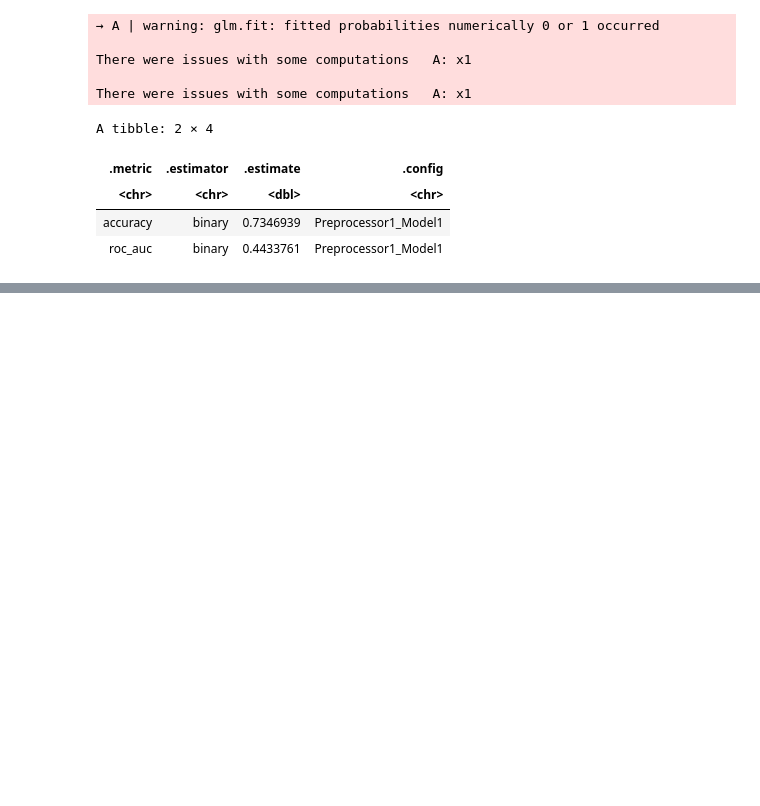
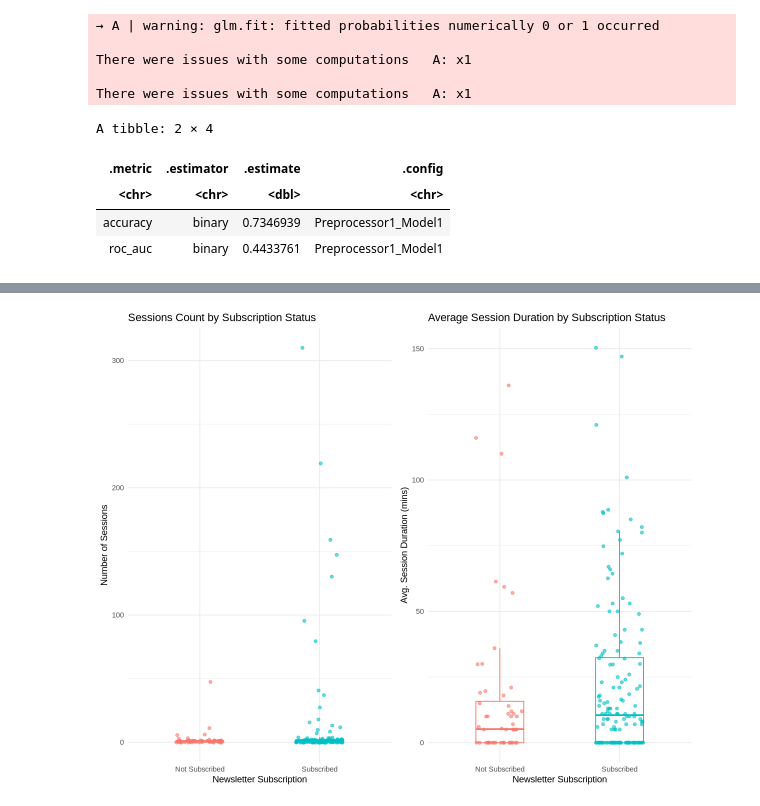
Before and after one commit to zhangyake-123/DSCI_project_Nick, a Jupyter notebook: Predicting Newsletter Subscription Using Player Behaviour and Demographics.ipynb, the cells around one changed output, grey strips where cells are left out. Drawn from its saved outputs; the diff is of its cells as text; code cells hidden in the pictures; blank space fills up the shorter version.

```diff
--- a/Predicting Newsletter Subscription Using Player Behaviour and Demographics.ipynb
+++ b/Predicting Newsletter Subscription Using Player Behaviour and Demographics.ipynb
@@ -194,0 +213,20 @@ A tibble: 2 × 4
+# %%
+options(repr.plot.width = 10, repr.plot.height = 8)
+sessions_count <- ggplot(modeling_data, aes(x = subscribe, y = n_sessions, color = subscribe)) +
+  geom_boxplot(width = 0.4, outlier.shape = NA) +
+  geom_jitter(alpha = 0.6, width = 0.2) +
+  labs(title = "Sessions Count by Subscription Status",
+       x = "Newsletter Subscription", y = "Number of Sessions") +
+  theme_minimal() +
+  theme(legend.position = "none")
+
+Average_session <- ggplot(modeling_data, aes(x = subscribe, y = avg_duration, color = subscribe)) +
+  geom_boxplot(width = 0.4, outlier.shape = NA) +
+  geom_jitter(alpha = 0.6, width = 0.2) +
+  labs(title = "Average Session Duration by Subscription Status",
+       x = "Newsletter Subscription", y = "Avg. Session Duration (mins)") +
+  theme_minimal() +
+  theme(legend.position = "none")
+plot_grid(sessions_count, Average_session, ncol = 2)
+# %% [output]
+[figure, added]
```
Also changed, not shown: parts of 3 cells of this notebook.
